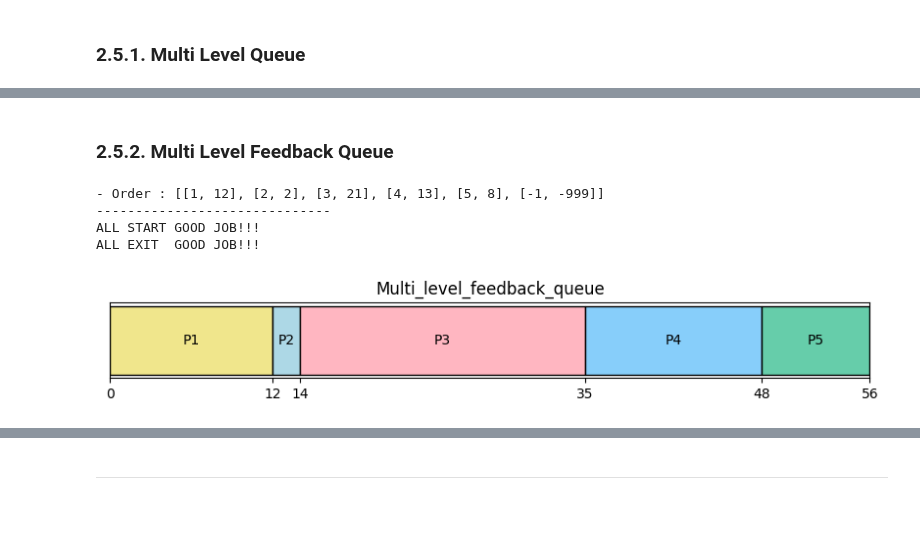
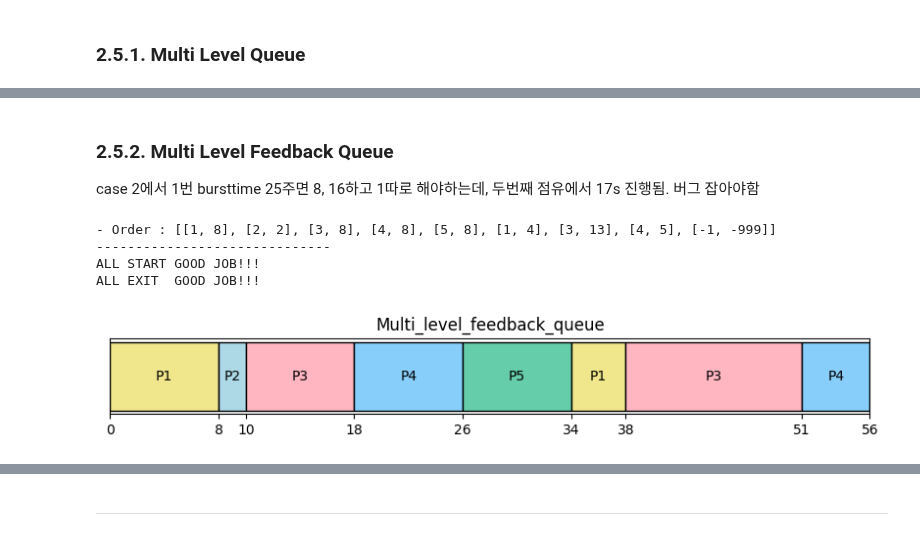
Before and after one commit to jiho264/2023os, a Jupyter notebook: homework01/homework01_rebilud.ipynb, the cells around one changed output, grey strips where cells are left out. Drawn from its saved outputs; the diff is of its cells as text; code cells hidden in the pictures.

```diff
--- a/homework01/homework01_rebilud.ipynb
+++ b/homework01/homework01_rebilud.ipynb
@@ -825,6 +825,9 @@ ALL EXIT  GOOD JOB!!!
 [figure]
 # %% [markdown]
 ### 2.5.2. Multi Level Feedback Queue
+
+case 2에서 1번 bursttime 25주면 8, 16하고 1따로 해야하는데, 두번째 점유에서 17s 진행됨.
+버그 잡아야함
 # %%
 def is_empty_list(_levels):
     is_empty = True
@@ -884,36 +887,36 @@ def Multi_level_feedback_queue(_list, _level1 = 8, _level2 = 16):
                     _levels[0].append(_levels[1].pop(0))
                     # 잔여 burst time 이미 배정되어있음.
             ###########################
             ######## 1단계에 존재하는 경우
             _now_process = _levels[0][0]
             # 배정받은 러닝타임 있는 동안 실행
             if (_now_process['Priority'] > 0):
                 # 할당 시간 오더에 추가하고
                 _order.append([_now_process['Num'], 1])
                 # 일단 시간 줄이고 다음 큐에 대입
                 _now_process['Burst_time'] -= 1
                 _now_process['Priority'] -= 1
             # 빈 프로세서 발견하면 다 치워버리고 카운터 초기화
             if (_now_process['Burst_time'] == 0):
                 _levels[0].pop(0)
             # 아래 elif는, 잔여시간 0이상이고, 배정시간 끝난 경우
             elif (_now_process['Priority'] == 0):
                 # 한 단계 널널한 시간줌.
                 _levels[0][0]['Priority'] = _LEVEL_2_QUANTUM_TIME_
                 _levels[1].append(_levels[0].pop(0))
             # print(_now_time, _now_process['Priority'], _levels)
 
     _order = order_zip(_order)
     _result['Multi_level_feedback_queue'] = draw(_order, 'Multi_level_feedback_queue', True)
 
 _list = copy.deepcopy(_DATA_)
-Multi_level_feedback_queue(_list, 80, 100)
+Multi_level_feedback_queue(_list, 8, 16)
 # %% [output]
-- Order : [[1, 12], [2, 2], [3, 21], [4, 13], [5, 8], [-1, -999]]
+- Order : [[1, 8], [2, 2], [3, 8], [4, 8], [5, 8], [1, 4], [3, 13], [4, 5], [-1, -999]]
 ------------------------------
 ALL START GOOD JOB!!!
 ALL EXIT  GOOD JOB!!!
-[figure, old version]
+[figure, new version]
 # %%
 import pandas as pd
 
```
Also changed, not shown: parts of 2 cells of this notebook, 1 other file.
